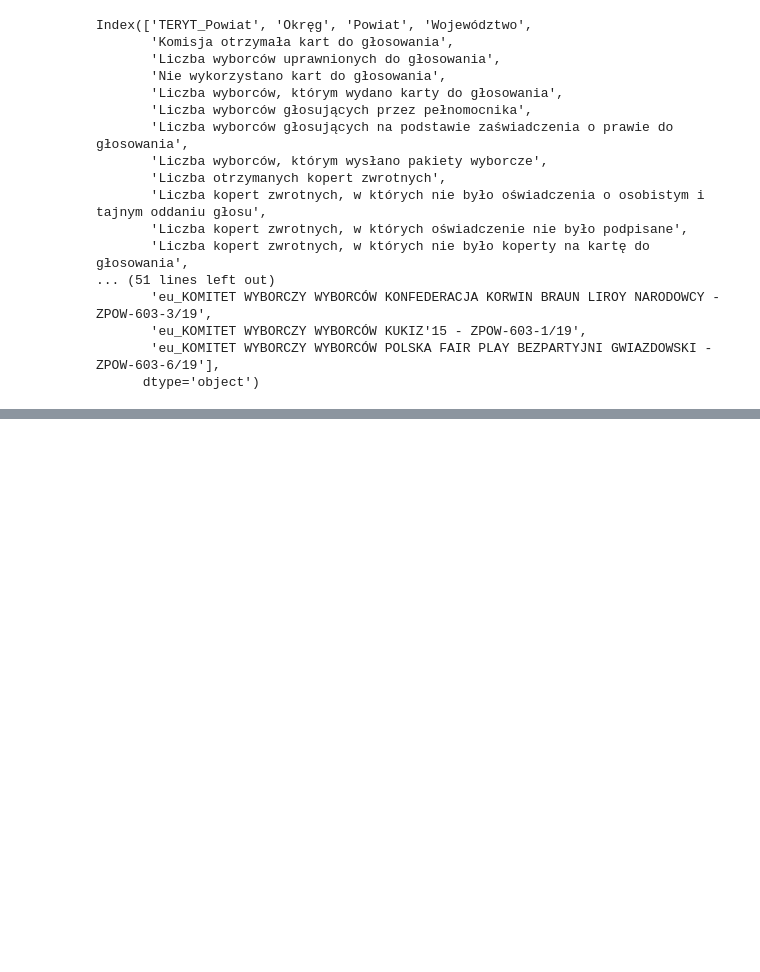
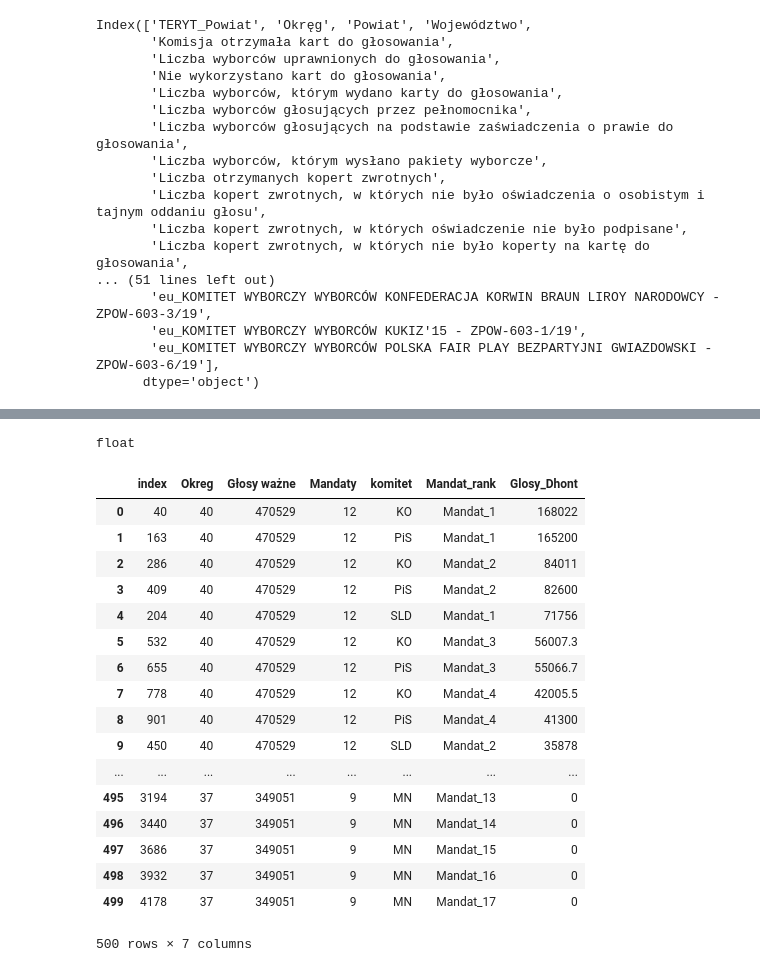
Before and after one commit to Jan-Majewski/Election_data, a Jupyter notebook: Analiza_wybory.ipynb, the cells around one changed output, grey strips where cells are left out. Drawn from its saved outputs; the diff is of its cells as text; code cells hidden in the pictures; blank space fills up the shorter version.

```diff
--- a/Analiza_wybory.ipynb
+++ b/Analiza_wybory.ipynb
@@ -430,0 +511,2 @@ df_pl
+# %%
+df_odhont=pd.merge(df_om, df_dhont, left_index=True, right_index=True)
@@ -430,0 +531,4 @@ df_pl
+# %%
+df_top=pd.melt(df_odhont, id_vars=df_odhont.columns[:4], value_vars=df_odhont.columns[5:])
+# %%
+df_top.rename(columns={"variable":"Mandat_rank","value":"Glosy_Dhont"}, inplace=True)
@@ -430,0 +544,28 @@ df_pl
+# %%
+type(df_top["Glosy_Dhont"][0])
+# %% [output]
+float
+# %%
+df_top.sort_values(by=["Okreg", "Glosy_Dhont"], ascending=False, inplace=True)
+df_top.reset_index(inplace=True)
+# %%
+df_top.head(500)
+# %% [output]
+|  | index | Okreg | Głosy ważne | Mandaty | komitet | Mandat_rank | Glosy_Dhont |
+| 0 | 40 | 40 | 470529 | 12 | KO | Mandat_1 | 168022 |
+| 1 | 163 | 40 | 470529 | 12 | PiS | Mandat_1 | 165200 |
+| 2 | 286 | 40 | 470529 | 12 | KO | Mandat_2 | 84011 |
+| 3 | 409 | 40 | 470529 | 12 | PiS | Mandat_2 | 82600 |
+| 4 | 204 | 40 | 470529 | 12 | SLD | Mandat_1 | 71756 |
+| 5 | 532 | 40 | 470529 | 12 | KO | Mandat_3 | 56007.3 |
+| 6 | 655 | 40 | 470529 | 12 | PiS | Mandat_3 | 55066.7 |
+| 7 | 778 | 40 | 470529 | 12 | KO | Mandat_4 | 42005.5 |
+| 8 | 901 | 40 | 470529 | 12 | PiS | Mandat_4 | 41300 |
+| 9 | 450 | 40 | 470529 | 12 | SLD | Mandat_2 | 35878 |
+| ... | ... | ... | ... | ... | ... | ... | ... |
+| 495 | 3194 | 37 | 349051 | 9 | MN | Mandat_13 | 0 |
+| 496 | 3440 | 37 | 349051 | 9 | MN | Mandat_14 | 0 |
+| 497 | 3686 | 37 | 349051 | 9 | MN | Mandat_15 | 0 |
+| 498 | 3932 | 37 | 349051 | 9 | MN | Mandat_16 | 0 |
+| 499 | 4178 | 37 | 349051 | 9 | MN | Mandat_17 | 0 |
+500 rows × 7 columns
```
Also changed, not shown: parts of 46 cells of this notebook.
